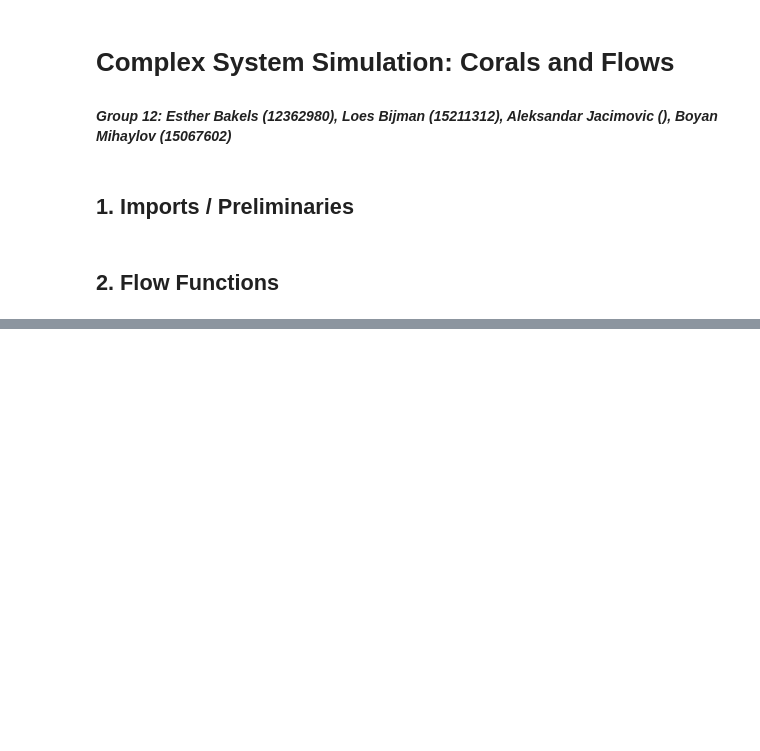
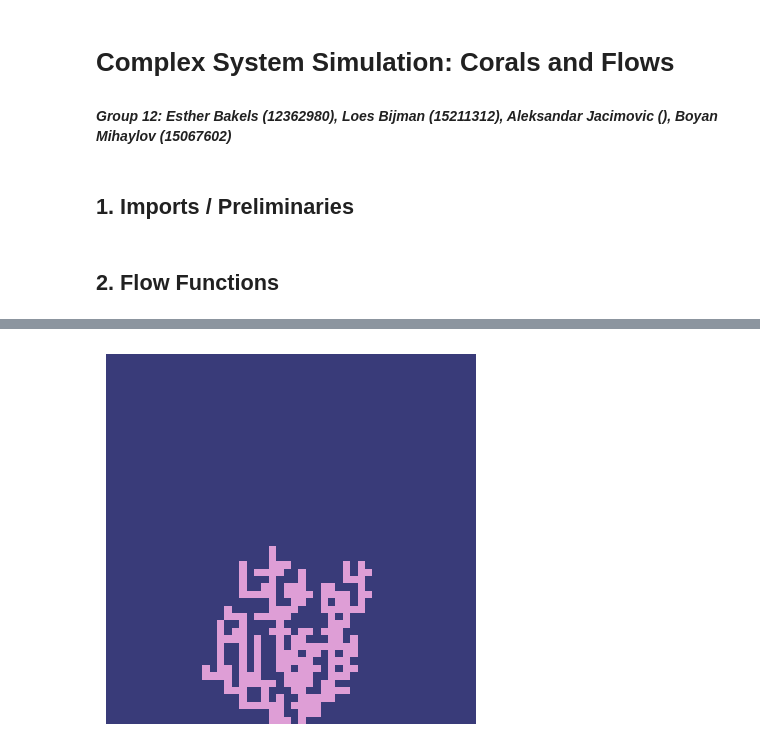
Before and after one commit to mboyan/complex-system-simulation, a Jupyter notebook: Project/Code/ProjectNotebook.ipynb, the cells around one changed output, grey strips where cells are left out. Drawn from its saved outputs; the diff is of its cells as text; code cells hidden in the pictures; blank space fills up the shorter version.

```diff
--- a/Project/Code/ProjectNotebook.ipynb
+++ b/Project/Code/ProjectNotebook.ipynb
@@ -20,14 +22,17 @@ reload(dm)
 # Time / space parameters
 size = 50
 steps = 1000
+gravity = True
+bottom = size - 1
+Moore = False
 
 # Initialize lattice
-seeds = np.array([(49, 25)])
+seeds = np.array([(bottom, int(size/2))])
 lattice = dm.init_lattice(size, seeds)
 
 # Initialize particles
 particle_density = 0.1
-particles = dm.init_particles(lattice, particle_density, gravity = True)
+particles = dm.init_particles(lattice, particle_density, gravity = gravity)
 
 # Arrays for storing time frames
 lattice_frames = np.empty((steps, size, size))
@@ -42,10 +47,11 @@ for step in range(steps):
     particles_frames[step] = dm.particles_to_lattice(current_particles, size)
 
     # Move particles
-    current_particles = dm.move_particles_diffuse(current_particles, current_lattice, periodic=(True, False), gravity = True)
+    current_particles = dm.move_particles_diffuse(current_particles, current_lattice, moore=Moore, gravity = gravity)
 
     # Aggregate particles
-    current_lattice, current_particles = dm.aggregate_particles(current_particles, current_lattice, None)
+    current_lattice, current_particles = dm.aggregate_particles(current_particles, current_lattice, None, moore=Moore)
     # print(f"step {step}: {current_lattice}")
 
 vt.animate_lattice_2D(particles_frames, interval=10)
+# %% [output]
@@ -51,0 +59 @@ vt.animate_lattice_2D(particles_frames, interval=10)
+[figure, added]
```
Also changed, not shown: parts of 2 cells of this notebook, 1 other file.
